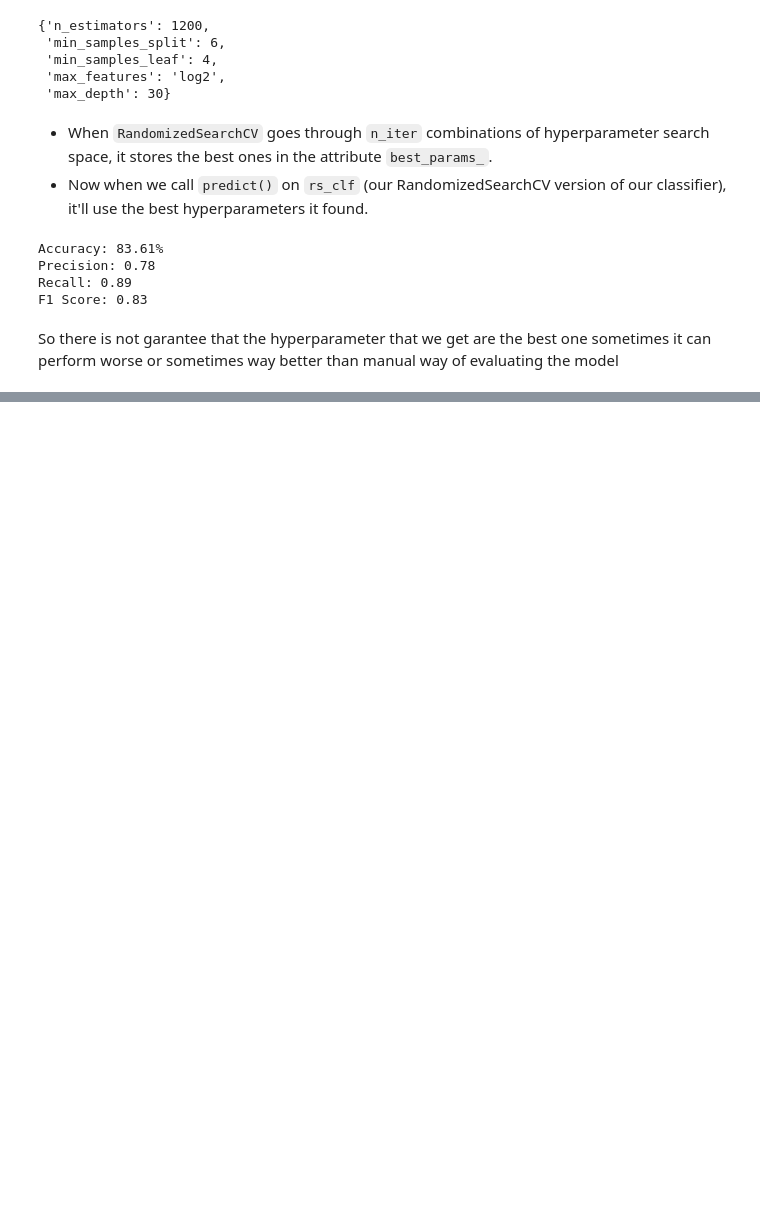
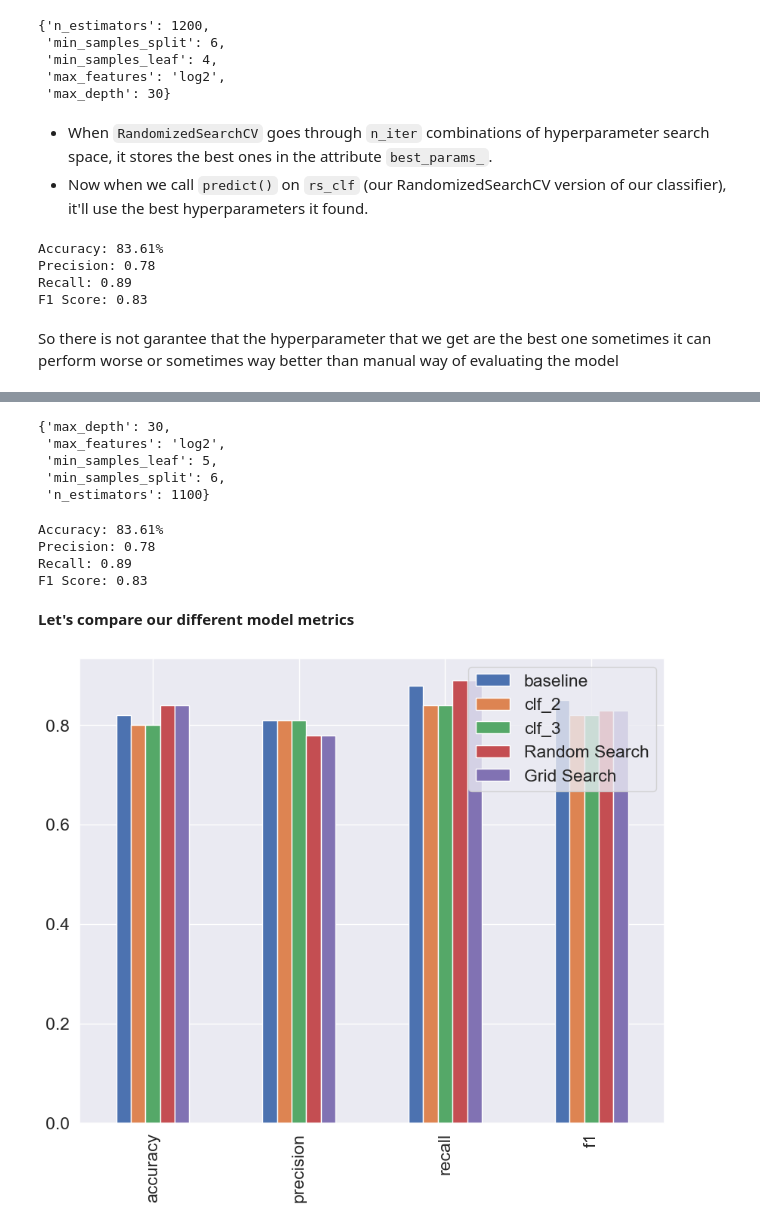
Before and after one commit to Eakempreet/Learning-ML, a Jupyter notebook: Scikit-Learn/scikit-learn-basic(1).ipynb, the cells around one changed output, grey strips where cells are left out. Saved outputs shown, nothing was run; the diff lists cells and outputs as text; code cells hidden in the pictures; blank space fills up the shorter version.

Commit message:
Learn about GridSearchCV to find the best parameters to train a model and Evaluate it

```diff
--- a/Scikit-Learn/scikit-learn-basic(1).ipynb
+++ b/Scikit-Learn/scikit-learn-basic(1).ipynb
@@ -5041,7 +5041,7 @@ y = heart_disease_shuffled['target']
 X_train, X_test, y_train, y_test = train_test_split(X, y, test_size=0.2)
 
 # Instatiate RandomForestClassifier
-clf = RandomForestClassifier(n_jobs=1)
+clf = RandomForestClassifier(n_jobs=-1)
 
 # Setup RandomizedSearchCV
 rs_clf = RandomizedSearchCV(estimator=clf, # the model to tune
@@ -5116,0 +5166,29 @@ So there is not garantee that the hyperparameter that we get are the best one so
+# %%
+grid_2 = {'n_estimators': [1000, 1100, 1200],
+          'max_depth': [30],
+          'max_features': [None ,'log2'],
+          'min_samples_split': [6],
+          'min_samples_leaf': [4, 5]}
+# %%
+from sklearn.model_selection import GridSearchCV, train_test_split
+
+np.random.seed(42)
+
+# Split into X and y
+X = heart_disease_shuffled.drop('target', axis=1)
+y = heart_disease_shuffled['target']
+
+# Split into train and test sets
+X_train, X_test, y_train, y_test = train_test_split(X, y, test_size=0.2)
+
+# Instatiate RandomForestClassifier
+clf = RandomForestClassifier(n_jobs=-1)
+
+# Setup RandomizedSearchCV
+gs_clf = GridSearchCV(estimator=clf, # the model to tune
+                      param_grid=grid_2, # the knobs and their options
+                      cv=5,      # cross-validation folds per combo
+                      verbose=2) # print progress while running
+
+# Fit the RandomizedSearchCV version of clf
+gs_clf.fit(X_train, y_train)
@@ -5116,0 +5218,30 @@ So there is not garantee that the hyperparameter that we get are the best one so
+# %%
+gs_clf.best_params_
+# %% [output]
+{'max_depth': 30,
+ 'max_features': 'log2',
+ 'min_samples_leaf': 5,
+ 'min_samples_split': 6,
+ 'n_estimators': 1100}
+# %%
+# Making predictions
+gs_y_preds = gs_clf.predict(X_test)
+
+# Evaluate the pridictions
+gs_metrics = evaluate_preds(y_test, gs_y_preds)
+# %% [output]
+Accuracy: 83.61%
+Precision: 0.78
+Recall: 0.89
+F1 Score: 0.83
+# %% [markdown]
+**Let's compare our different model metrics**
+# %%
+compare_matrics = pd.DataFrame({"baseline" : baseline_metrics,
+                               "clf_2" : clf_2_metrics,
+                               "clf_3" : clf_3_metrics,
+                               "Random Search" : rs_metrics,
+                               "Grid Search" : gs_metrics})
+compare_matrics.plot.bar(figsize=(10, 8));
+# %% [output]
+[figure, added]
```
Also changed, not shown: parts of 20 cells of this notebook.
